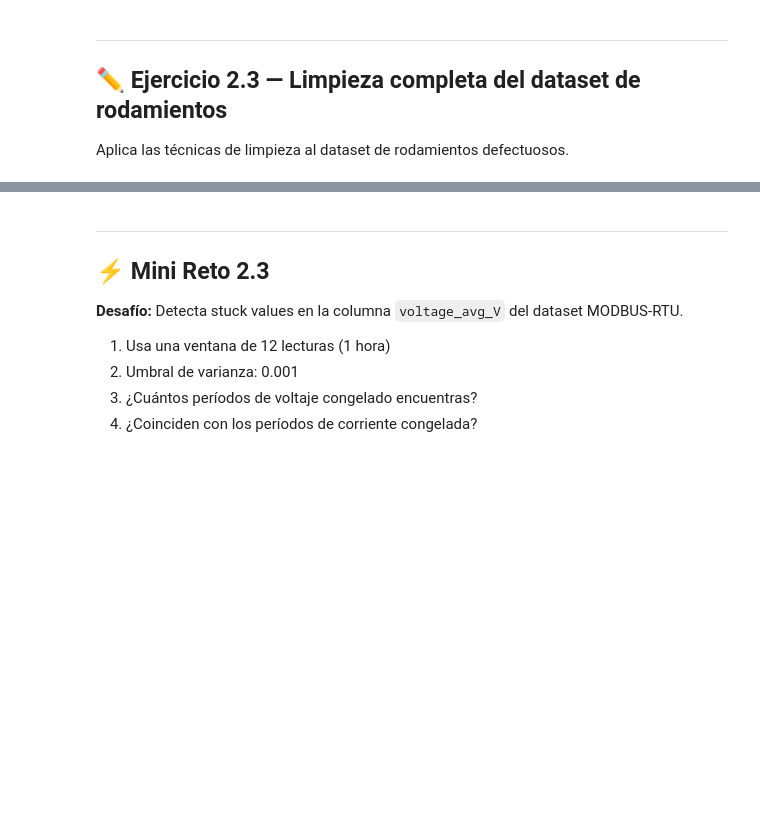
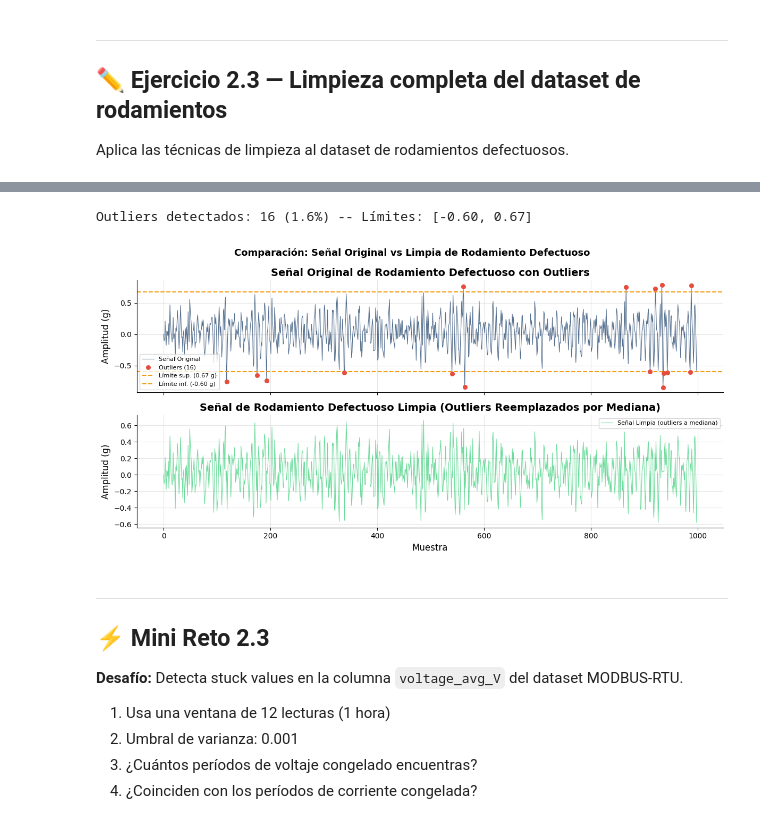
Before and after one commit to DarioCorona/personal, a Jupyter notebook: Copia_de_Modulo2Dario_Preparacion_Calidad_Datos.ipynb, the cells around one changed output, grey strips where cells are left out. Saved outputs shown, nothing was run; the diff lists cells and outputs as text; code cells hidden in the pictures; blank space fills up the shorter version.

```diff
--- a/Copia_de_Modulo2Dario_Preparacion_Calidad_Datos.ipynb
+++ b/Copia_de_Modulo2Dario_Preparacion_Calidad_Datos.ipynb
@@ -1381,3 +1351,52 @@ TypeError: unsupported format string passed to DataFrame.__format__
+# %%
+import matplotlib.pyplot as plt
+import seaborn as sns
+
+serie_defectuosa = df_faulty['Measurement'].copy()
+
+# Paso 1: Calcular Q1, Q3 e IQR
+Q1  = serie_defectuosa.quantile(0.25)   # ← Percentil 25
+Q3  = serie_defectuosa.quantile(0.75)   # ← Percentil 75
+IQR = Q3 - Q1                # ← Q3 - Q1
+
+# Paso 2: Definir límites y detectar outliers
+lim_inf = Q1 - 1.5 * IQR
+lim_sup = Q3 + 1.5 * IQR
+mascara = (serie_defectuosa < lim_inf) | (serie_defectuosa > lim_sup)
+print(f"Outliers detectados: {mascara.sum()} ({mascara.sum()/len(serie_defectuosa)*100:.1f}%) -- Límites: [{lim_inf:.2f}, {lim_sup:.2f}]")
+
+# Paso 3: Crear versión limpia
+serie_limpia = serie_defectuosa.copy()
+serie_limpia[mascara] = serie_defectuosa.median()   # ← Reemplazar por mediana
+
+# Paso 4: Gráfico comparativo (2 filas)
+fig, axes = plt.subplots(2, 1, figsize=(12, 6), sharex=True)
+
+# axes[0]: señal original con outliers marcados
+axes[0].plot(serie_defectuosa.index, serie_defectuosa, color=COLORS['secondary'], linewidth=0.8, alpha=0.7, label='Señal Original')
+axes[0].scatter(serie_defectuosa[mascara].index, serie_defectuosa[mascara],
+           color=COLORS['danger'], s=30, zorder=5, label=f'Outliers ({mascara.sum()})')
+axes[0].axhline(lim_sup, color=COLORS['warn'], linestyle='--', linewidth=1.5, label=f'Límite sup. ({lim_sup:.2f} g)')
+axes[0].axhline(lim_inf, color=COLORS['warn'], linestyle='--', linewidth=1.5, label=f'Límite inf. ({lim_inf:.2f} g)')
+axes[0].set_title('Señal Original de Rodamiento Defectuoso con Outliers', fontweight='bold')
+axes[0].set_ylabel('Amplitud (g)')
+axes[0].legend(fontsize=8)
+axes[0].grid(True, alpha=0.3)
+
+# axes[1]: señal limpia
+axes[1].plot(serie_limpia.index, serie_limpia, color=COLORS['ok'], linewidth=0.8, alpha=0.7, label='Señal Limpia (outliers a mediana)')
+axes[1].set_title('Señal de Rodamiento Defectuoso Limpia (Outliers Reemplazados por Mediana)', fontweight='bold')
+axes[1].set_xlabel('Muestra')
+axes[1].set_ylabel('Amplitud (g)')
+axes[1].legend(fontsize=8)
+axes[1].grid(True, alpha=0.3)
+
+plt.suptitle('Comparación: Señal Original vs Limpia de Rodamiento Defectuoso', fontsize=13, fontweight='bold')
+plt.tight_layout()
+plt.show()
+# %% [output]
+Outliers detectados: 16 (1.6%) -- Límites: [-0.60, 0.67]
+[figure, added]
 # %% [markdown]
 ---
 ## ⚡ Mini Reto 2.3
```
Also changed, not shown: parts of 6 cells of this notebook.
